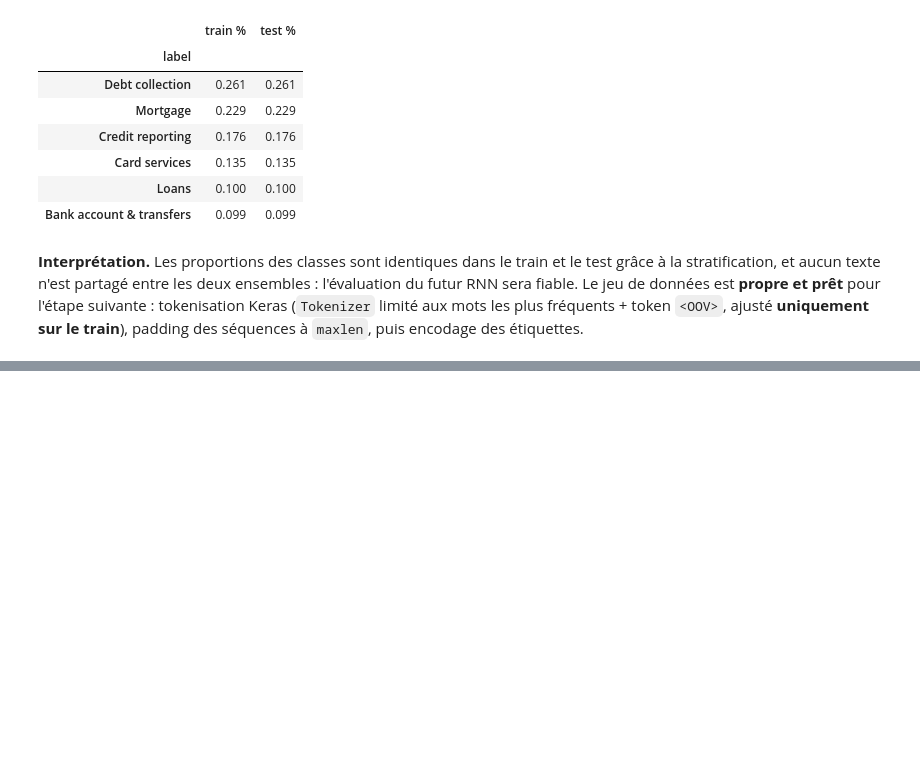
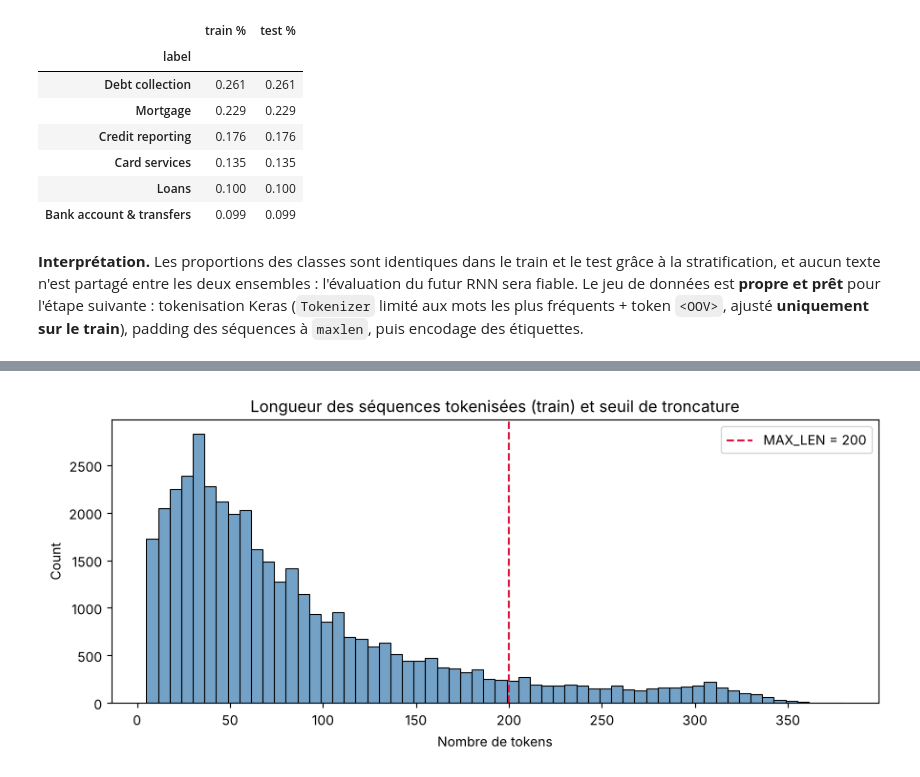
Before and after one commit to justhein/tp_nlp_ing5, a Jupyter notebook: tp3_3/TP3_3-RNN.ipynb, the cells around one changed output, grey strips where cells are left out. Saved outputs shown, nothing was run; the diff lists cells and outputs as text; code cells hidden in the pictures; blank space fills up the shorter version.

```diff
--- a/tp3_3/TP3_3-RNN.ipynb
+++ b/tp3_3/TP3_3-RNN.ipynb
@@ -321,0 +430,17 @@ encodage des étiquettes.
+# %%
+MAX_LEN = 200   # hyperparamètre : longueur de séquence vue par le RNN
+
+pad = lambda seqs: tf.keras.utils.pad_sequences(seqs, maxlen=MAX_LEN, padding="pre", truncating="post")
+X_train_pad = pad(seq_train)
+X_test_pad = pad(seq_test)
+
+len_train = np.array([len(s) for s in seq_train])
+print(f"Forme X_train_pad : {X_train_pad.shape} | X_test_pad : {X_test_pad.shape} | type : {X_train_pad.dtype}")
+print(f"Textes tronqués (train)        : {(len_train > MAX_LEN).mean():.1%}")
+print(f"Tokens perdus par troncature   : {np.clip(len_train - MAX_LEN, 0, None).sum() / len_train.sum():.1%}")
+print(f"Part de zéros (padding, train) : {(X_train_pad == 0).mean():.1%}")
+
+# Exemple de séquence courte après padding : les zéros sont ajoutés au début
+j = int(np.argmin(len_train))
+print(f"\nSéquence la plus courte ({len_train[j]} tokens) après padding (30 dernières positions) :")
+print(X_train_pad[j][-30:])
@@ -321,0 +456,12 @@ encodage des étiquettes.
+# %%
+# Visualisation : longueur des séquences tokenisées et seuil MAX_LEN
+plt.figure(figsize=(9, 4))
+sns.histplot(len_train, bins=60, color="steelblue")
+plt.axvline(MAX_LEN, color="crimson", linestyle="--", label=f"MAX_LEN = {MAX_LEN}")
+plt.title("Longueur des séquences tokenisées (train) et seuil de troncature")
+plt.xlabel("Nombre de tokens")
+plt.legend()
+plt.tight_layout()
+plt.show()
+# %% [output]
+[figure, added]
```
Also changed, not shown: parts of 13 cells of this notebook.
